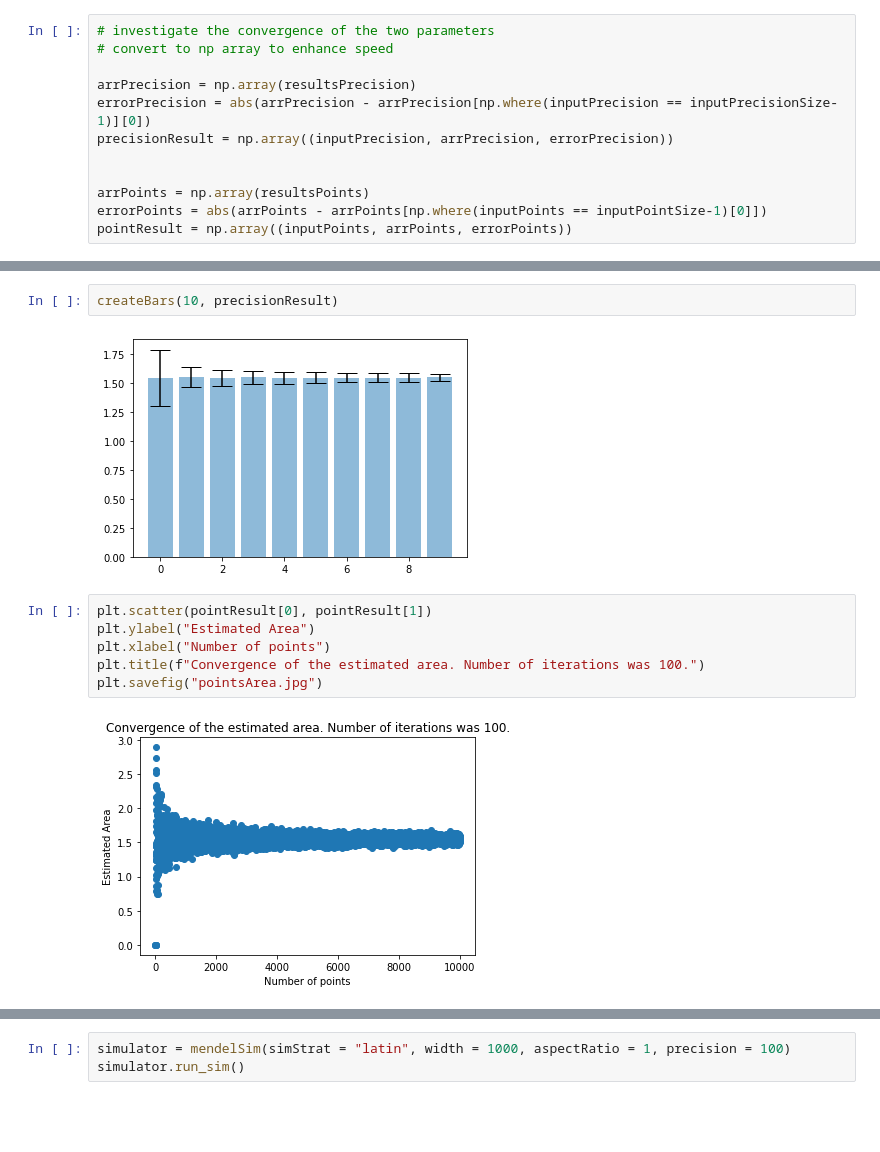
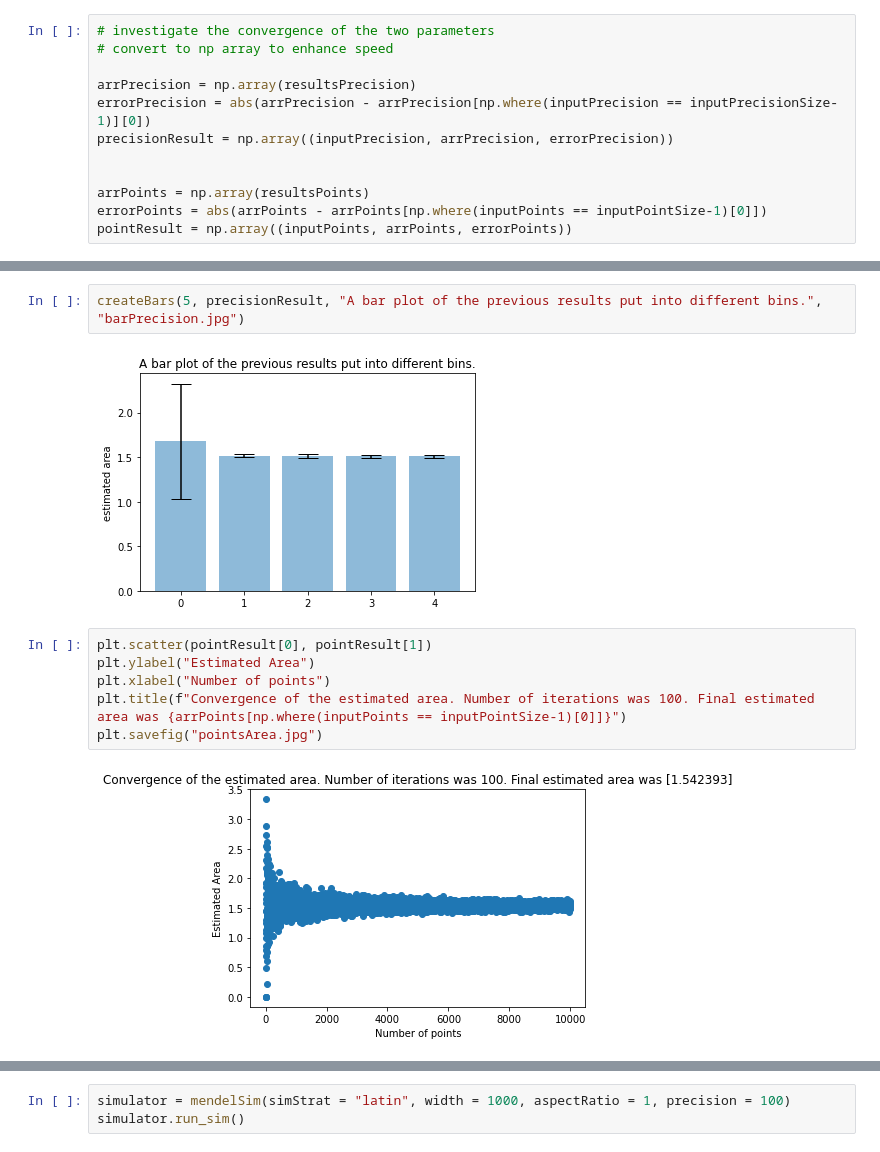
Before and after one commit to Caesar-blip/stochsim_assignment1, a Jupyter notebook: assignment1.ipynb, the cells around one changed output, grey strips where cells are left out. Saved outputs shown, nothing was run; the diff lists cells and outputs as text; blank space fills up the shorter version.

```diff
--- a/assignment1.ipynb
+++ b/assignment1.ipynb
@@ -97,12 +90,12 @@ plt.savefig("precisionConvergence.jpg")
 # %%
-createBars(10, precisionResult)
+createBars(5, precisionResult, "A bar plot of the previous results put into different bins.", "barPrecision.jpg")
 # %% [output]
-[figure, old version]
+[figure, new version]
 # %%
 plt.scatter(pointResult[0], pointResult[1])
 plt.ylabel("Estimated Area")
 plt.xlabel("Number of points")
-plt.title(f"Convergence of the estimated area. Number of iterations was 100.")
+plt.title(f"Convergence of the estimated area. Number of iterations was 100. Final estimated area was {arrPoints[np.where(inputPoints == inputPointSize-1)[0]]}")
 plt.savefig("pointsArea.jpg")
 # %% [output]
-[figure, old version]
+[figure, new version]
```
Also changed, not shown: parts of 31 cells of this notebook, 15 other files.
